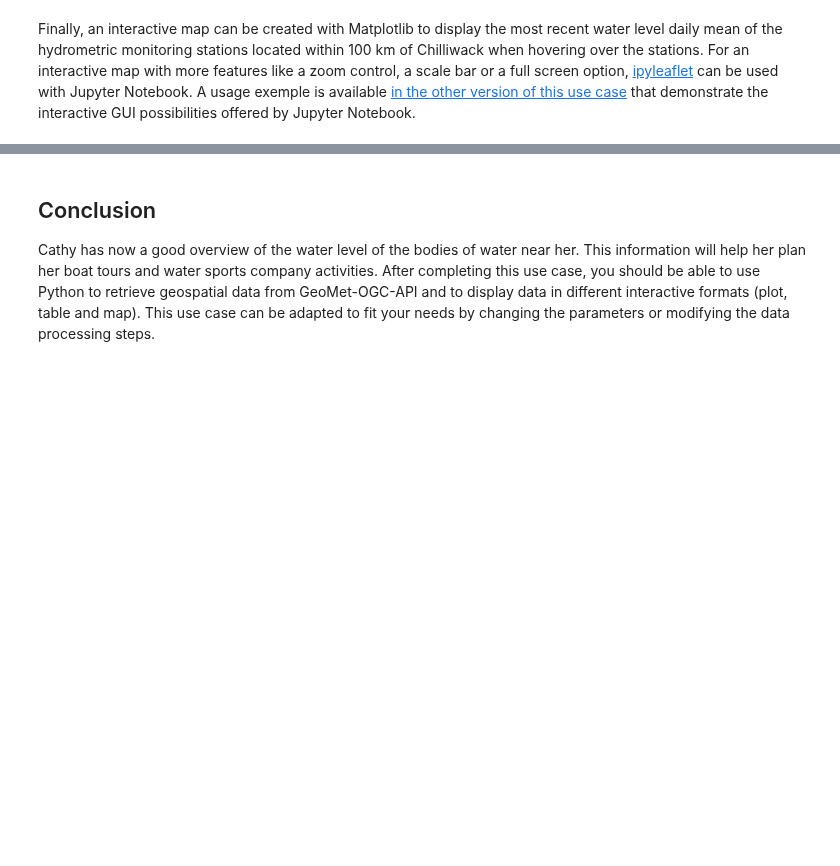
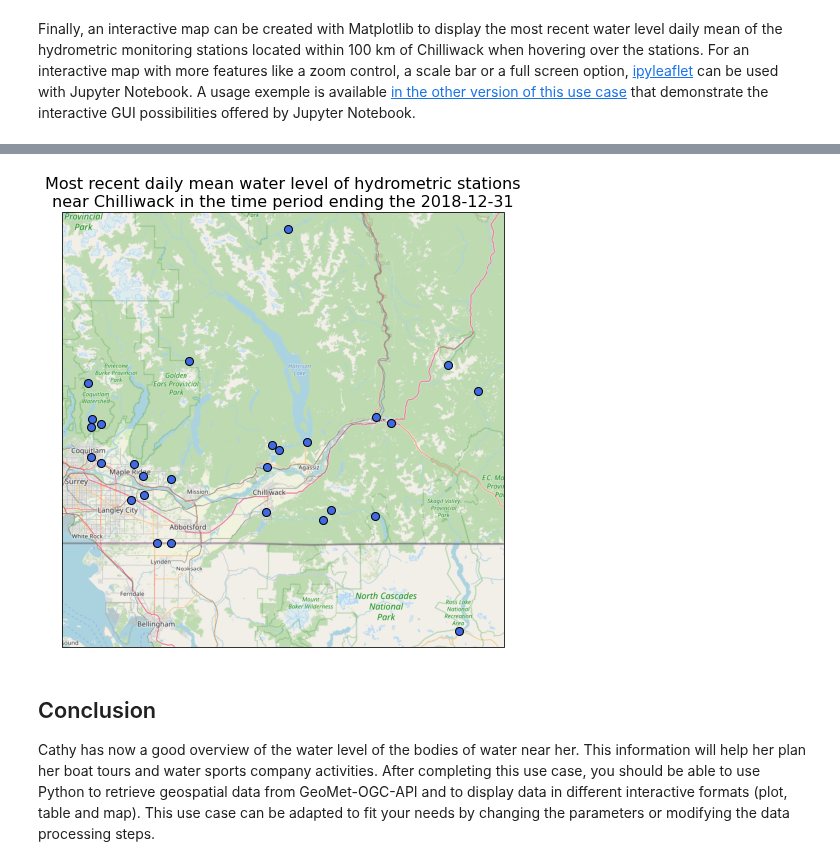
Before and after one commit to marieevelb/oafeat-use-case, a Jupyter notebook: docs/use-case_oafeat-script_en.ipynb, the cells around one changed output, grey strips where cells are left out. Saved outputs shown, nothing was run; the diff lists cells and outputs as text; code cells hidden in the pictures; blank space fills up the shorter version.

```diff
--- a/docs/use-case_oafeat-script_en.ipynb
+++ b/docs/use-case_oafeat-script_en.ipynb
@@ -407,8 +406,9 @@ markersize_inches = markersize / 72.0
 tiler = OSM()
 fig = plt.figure(figsize=(8, 8))
 ax = plt.axes(projection=tiler.crs)
-ax.set_title(fill("Most recent daily mean water level"
-             + " of hydrometric stations", 60))
+ax.set_title(fill(
+    "Most recent daily mean water level of hydrometric stations near"
+    + f" Chilliwack in the time period ending the {end_date}", 60))
 
 # Setting the extent to see adequately all data points
 ax.set_extent(
@@ -498,3 +496,4 @@ plt.show()
+[figure, added]
 # %% [markdown]
 ## Conclusion
 
```
Also changed, not shown: parts of 3 cells of this notebook, 1 other file.
